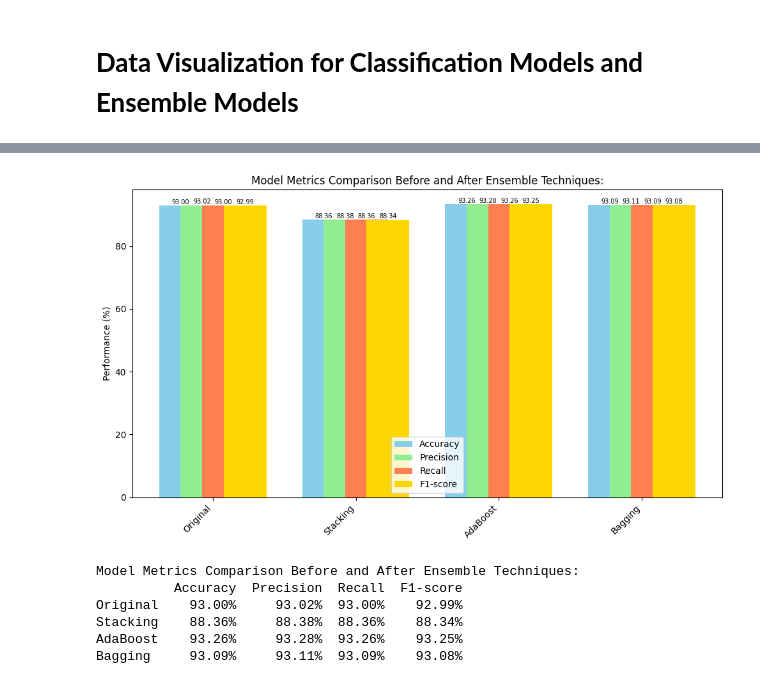
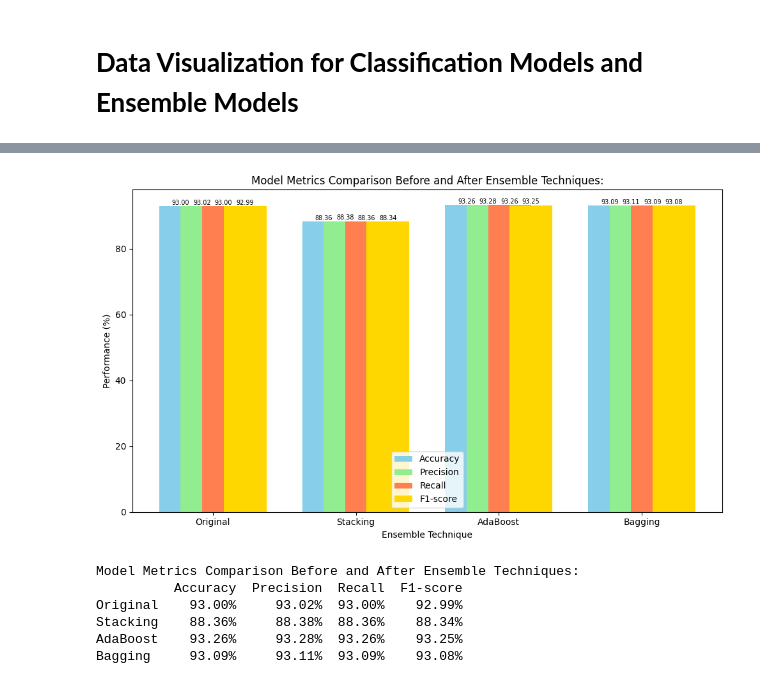
Before and after one commit to MariaDanielaVelasco/L2_Velasco_MD, a Jupyter notebook: LE2_Velasco_MD.ipynb, the cells around one changed output, grey strips where cells are left out. Saved outputs shown, nothing was run; the diff lists cells and outputs as text; code cells hidden in the pictures.

```diff
--- a/LE2_Velasco_MD.ipynb
+++ b/LE2_Velasco_MD.ipynb
@@ -416,7 +415,7 @@ bar_wid = 0.35
 
 index = np.arange(len(class_models))
 bar_accuracy = plt.bar(index - 1.5 * bar_wid / 2, accuracy, bar_wid, label = 'Accuracy', color = 'skyblue')
-bar_precision = plt.bar(index - 0.5 * bar_wid / 2, precision, bar_wid, label = 'recision', color = 'lightgreen')
+bar_precision = plt.bar(index - 0.5 * bar_wid / 2, precision, bar_wid, label = 'Precision', color = 'lightgreen')
 bar_recall = plt.bar(index + 0.5 * bar_wid / 2, recall, bar_wid, label = 'Recall', color = 'coral')
 bar_f1_score = plt.bar(index + 1.5 * bar_wid / 2, f1_score, bar_wid, label = 'F1-score', color = 'gold')
 
@@ -433,8 +432,8 @@ for bar in bar_f1_score:
   y_val = bar.get_height()
   plt.text(bar.get_x() + bar.get_width() / 2, y_val + 0.02, f"{y_val:.2f}", ha = 'center', va = 'bottom', fontsize = 8)
 
-
-plt.xticks(index, class_models, rotation = 45, ha = 'right', fontsize = 12)
+plt.xticks(index, class_models, fontsize = 13)
+plt.xlabel("Classification Models", fontsize = 12)
 plt.ylabel("Performance (%)", fontsize = 12)
 plt.title("Classification Models Evaluation Results", fontsize = 18)
 plt.legend()
@@ -459,37 +458,38 @@ classifiers = pd.DataFrame(ensemble_models.values(), index = ensemble_models.key
 plt.figure(figsize = (10, 6))
 bar_width = 0.3
 
-index = np.arange(len(classifiers.columns))  # Create x-axis positions
+index = np.arange(len(classifiers.columns))
 bar_acc = plt.bar(index - 1.5 * bar_width / 2, classifiers['Accuracy'], bar_width, label = 'Accuracy', color = 'skyblue')
 bar_pre = plt.bar(index - 0.5 * bar_width / 2, classifiers['Precision'], bar_width, label = 'Precision', color = 'lightgreen')
 bar_rc = plt.bar(index + 0.5 * bar_width / 2, classifiers['Recall'], bar_width, label = 'Recall', color = 'coral')
 bar_f1 = plt.bar(index + 1.5 * bar_width / 2, classifiers['F1-score'], bar_width, label = 'F1-score', color = 'gold')
 
 for bar in bar_acc:
   y_value = bar.get_height()
   plt.text(bar.get_x() + bar.get_width() / 2, y_value + 0.02, f"{y_value:.2f}", ha = 'center', va = 'bottom', fontsize = 7)
 for bar in bar_pre:
   y_value = bar.get_height()
   plt.text(bar.get_x() + bar.get_width() / 2, y_value + 0.02, f"{y_value:.2f}", ha = 'center', va = 'bottom', fontsize = 7)
 for bar in bar_rc:
   y_value = bar.get_height()
   plt.text(bar.get_x() + bar.get_width() / 2, y_value + 0.02, f"{y_value:.2f}", ha = 'center', va = 'bottom', fontsize = 7)
 for bar in bar_f1:
   y_value = bar.get_height()
   plt.text(bar.get_x() + bar.get_width() / 2, y_value + 0.02, f"{y_value:.2f}", ha = 'center', va = 'bottom', fontsize = 7)
 
-plt.xticks(index, ['Original', 'Stacking', 'AdaBoost', 'Bagging'], rotation = 45, ha = 'right')
+plt.xticks(index, ['Original', 'Stacking', 'AdaBoost', 'Bagging'])
+plt.xlabel("Ensemble Technique")
 plt.ylabel("Performance (%)")
 plt.title("Model Metrics Comparison Before and After Ensemble Techniques:")
 plt.legend()
 
 plt.tight_layout()
 plt.show()
 
 print("\nModel Metrics Comparison Before and After Ensemble Techniques:")
 print(classifiers.to_string(float_format="{:.2f}%".format))
 # %% [output]
-[figure, old version]
+[figure, new version]
 Model Metrics Comparison Before and After Ensemble Techniques:
           Accuracy  Precision  Recall  F1-score
 Original    93.00%     93.02%  93.00%    92.99%
```
Also changed, not shown: parts of 2 cells of this notebook.
